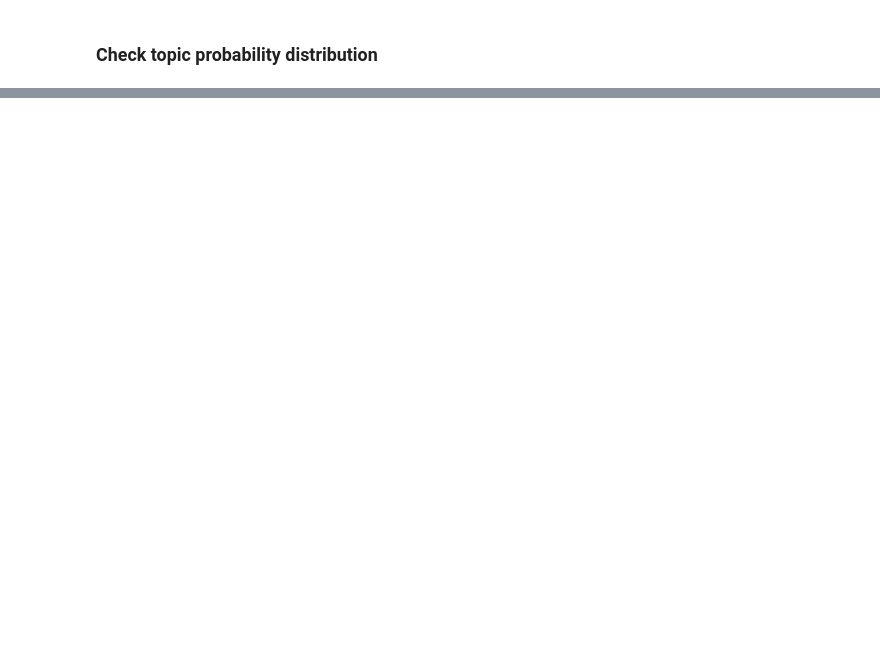
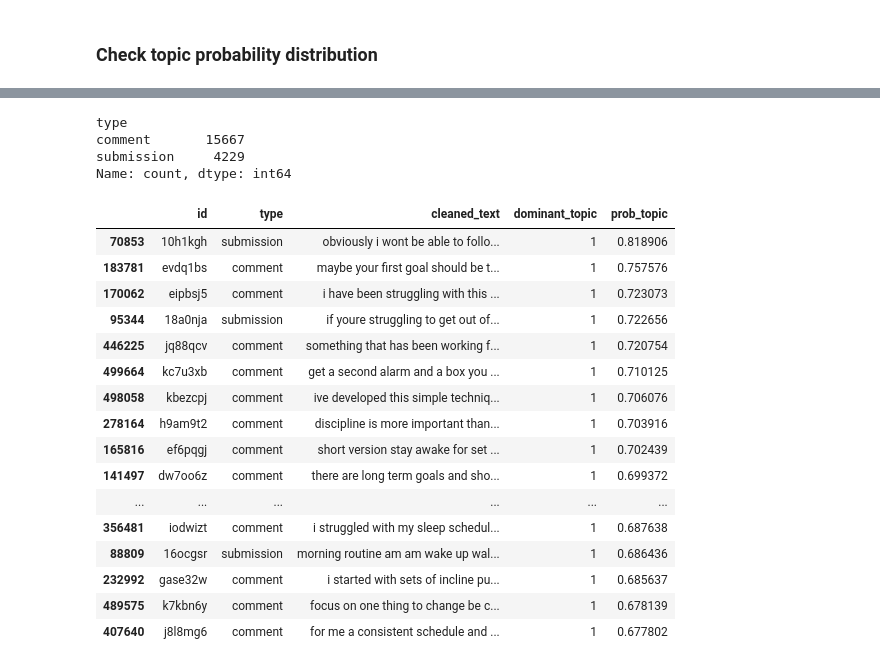
Before and after one commit to natashacarpcast/moralization-selfimprovement, a Jupyter notebook: testing-topicmodel30.ipynb, the cells around one changed output, grey strips where cells are left out. Drawn from its saved outputs; the diff is of its cells as text; code cells hidden in the pictures; blank space fills up the shorter version.

```diff
--- a/testing-topicmodel30.ipynb
+++ b/testing-topicmodel30.ipynb
@@ -250,0 +348,27 @@ pyLDAvis.display(lda_viz)
+# %%
+topic1 = data[(data.dominant_topic == 1)].sort_values("prob_topic", ascending=False)
+print(topic1["type"].value_counts())
+with pd.option_context('display.max_colwidth', None):
+    display(topic1[["id","type","cleaned_text", "dominant_topic", "prob_topic"]][0:20])
+# %% [output]
+type
+comment       15667
+submission     4229
+Name: count, dtype: int64
+|  | id | type | cleaned_text | dominant_topic | prob_topic |
+| 70853 | 10h1kgh | submission | obviously i wont be able to follo... | 1 | 0.818906 |
+| 183781 | evdq1bs | comment | maybe your first goal should be t... | 1 | 0.757576 |
+| 170062 | eipbsj5 | comment | i have been struggling with this ... | 1 | 0.723073 |
+| 95344 | 18a0nja | submission | if youre struggling to get out of... | 1 | 0.722656 |
+| 446225 | jq88qcv | comment | something that has been working f... | 1 | 0.720754 |
+| 499664 | kc7u3xb | comment | get a second alarm and a box you ... | 1 | 0.710125 |
+| 498058 | kbezcpj | comment | ive developed this simple techniq... | 1 | 0.706076 |
+| 278164 | h9am9t2 | comment | discipline is more important than... | 1 | 0.703916 |
+| 165816 | ef6pqgj | comment | short version stay awake for set ... | 1 | 0.702439 |
+| 141497 | dw7oo6z | comment | there are long term goals and sho... | 1 | 0.699372 |
+| ... | ... | ... | ... | ... | ... |
+| 356481 | iodwizt | comment | i struggled with my sleep schedul... | 1 | 0.687638 |
+| 88809 | 16ocgsr | submission | morning routine am am wake up wal... | 1 | 0.686436 |
+| 232992 | gase32w | comment | i started with sets of incline pu... | 1 | 0.685637 |
+| 489575 | k7kbn6y | comment | focus on one thing to change be c... | 1 | 0.678139 |
+| 407640 | j8l8mg6 | comment | for me a consistent schedule and ... | 1 | 0.677802 |
```
Also changed, not shown: parts of 29 cells of this notebook.
